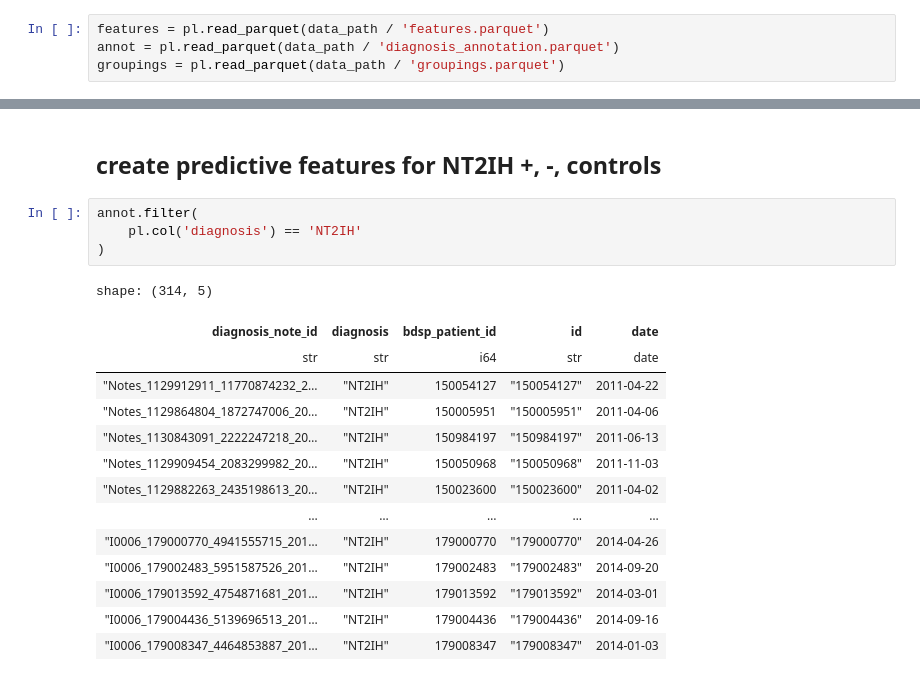
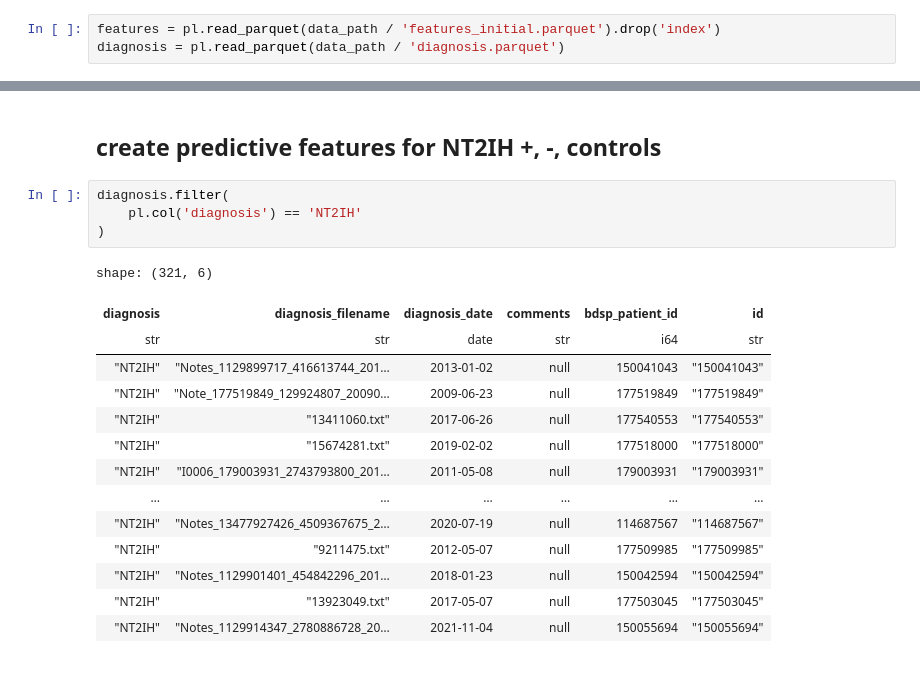
Before and after one commit to bdsp-core/NAX-Narcolepsy, a Jupyter notebook: predictive-modeling/predictive-model.ipynb, the cells around one changed output, grey strips where cells are left out. Cells and saved outputs as stored; diff of their text form.

```diff
--- a/predictive-modeling/predictive-model.ipynb
+++ b/predictive-modeling/predictive-model.ipynb
@@ -14,9 +15,8 @@ data_path = Path('data/predictive-modeling') # path to data directory
 # example code to do this is provided in 'discriminative-modeling/discriminative-example.ipynb', final cell
 # the code here uses the features extracted from that notebook
 # %%
-features = pl.read_parquet(data_path / 'features.parquet')
-annot = pl.read_parquet(data_path / 'diagnosis_annotation.parquet')
-groupings = pl.read_parquet(data_path / 'groupings.parquet')
+features = pl.read_parquet(data_path / 'features_initial.parquet').drop('index')
+diagnosis = pl.read_parquet(data_path / 'diagnosis.parquet')
 # %% [markdown]
 ## create predictive features for NT1 +, -, controls
 # %%
@@ -110,22 +116,22 @@ features.join(
 # %% [markdown]
 ## create predictive features for NT2IH +, -, controls
 # %%
-annot.filter(
+diagnosis.filter(
     pl.col('diagnosis') == 'NT2IH'
 )
 # %% [output]
-shape: (314, 5)
+shape: (321, 6)
-| diagnosis_note_id | diagnosis | bdsp_patient_id | id | date |
-| str | str | i64 | str | date |
-| "Notes_1129912911_11770874232_2… | "NT2IH" | 150054127 | "150054127" | 2011-04-22 |
-| "Notes_1129864804_1872747006_20… | "NT2IH" | 150005951 | "150005951" | 2011-04-06 |
-| "Notes_1130843091_2222247218_20… | "NT2IH" | 150984197 | "150984197" | 2011-06-13 |
-| "Notes_1129909454_2083299982_20… | "NT2IH" | 150050968 | "150050968" | 2011-11-03 |
-| "Notes_1129882263_2435198613_20… | "NT2IH" | 150023600 | "150023600" | 2011-04-02 |
-| … | … | … | … | … |
-| "I0006_179000770_4941555715_201… | "NT2IH" | 179000770 | "179000770" | 2014-04-26 |
-| "I0006_179002483_5951587526_201… | "NT2IH" | 179002483 | "179002483" | 2014-09-20 |
-| "I0006_179013592_4754871681_201… | "NT2IH" | 179013592 | "179013592" | 2014-03-01 |
-| "I0006_179004436_5139696513_201… | "NT2IH" | 179004436 | "179004436" | 2014-09-16 |
-| "I0006_179008347_4464853887_201… | "NT2IH" | 179008347 | "179008347" | 2014-01-03 |
+| diagnosis | diagnosis_filename | diagnosis_date | comments | bdsp_patient_id | id |
+| str | str | date | str | i64 | str |
+| "NT2IH" | "Notes_1129899717_416613744_201… | 2013-01-02 | null | 150041043 | "150041043" |
+| "NT2IH" | "Note_177519849_129924807_20090… | 2009-06-23 | null | 177519849 | "177519849" |
+| "NT2IH" | "13411060.txt" | 2017-06-26 | null | 177540553 | "177540553" |
+| "NT2IH" | "15674281.txt" | 2019-02-02 | null | 177518000 | "177518000" |
+| "NT2IH" | "I0006_179003931_2743793800_201… | 2011-05-08 | null | 179003931 | "179003931" |
+| … | … | … | … | … | … |
+| "NT2IH" | "Notes_13477927426_4509367675_2… | 2020-07-19 | null | 114687567 | "114687567" |
+| "NT2IH" | "9211475.txt" | 2012-05-07 | null | 177509985 | "177509985" |
+| "NT2IH" | "Notes_1129901401_454842296_201… | 2018-01-23 | null | 150042594 | "150042594" |
+| "NT2IH" | "13923049.txt" | 2017-05-07 | null | 177503045 | "177503045" |
+| "NT2IH" | "Notes_1129914347_2780886728_20… | 2021-11-04 | null | 150055694 | "150055694" |
 # %%
```
Also changed, not shown: parts of 4 cells of this notebook, 12 other files.
